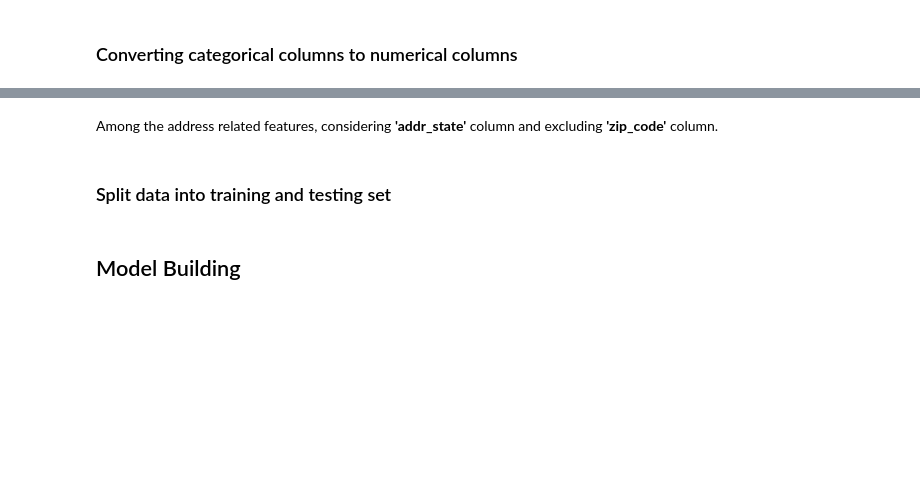
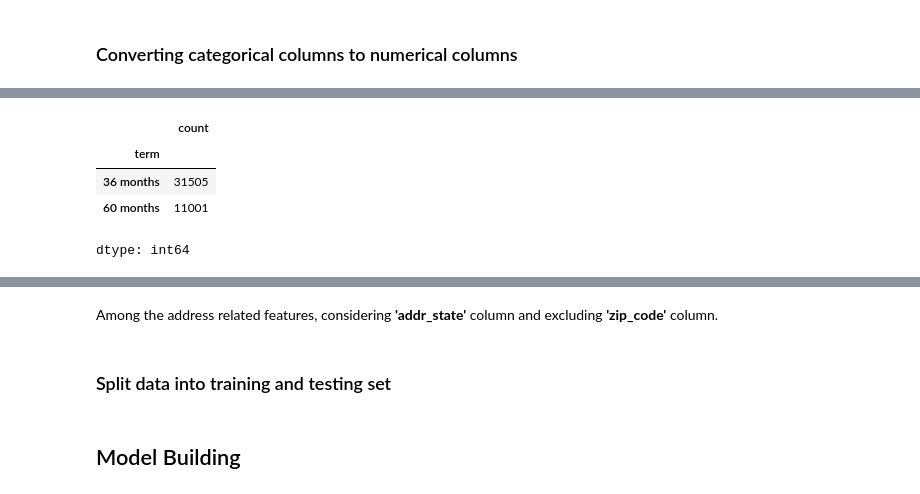
Before and after one commit to Shrutiba/iisc_cds, a Jupyter notebook: M2_AST_07_Catboost_XGBoost_LightGBM_A.ipynb, the cells around one changed output, grey strips where cells are left out. Saved outputs shown, nothing was run; the diff lists cells and outputs as text; code cells hidden in the pictures; blank space fills up the shorter version.

```diff
--- a/M2_AST_07_Catboost_XGBoost_LightGBM_A.ipynb
+++ b/M2_AST_07_Catboost_XGBoost_LightGBM_A.ipynb
@@ -755,6 +762,14 @@ df1.head(2)
 # %%
 # Unique values in 'term' column
 # YOUR CODE HERE
+term_count = dfloan_select['term'].value_counts()
+term_count
+# %% [output]
+|  | count |
+| term |  |
+| 36 months | 31505 |
+| 60 months | 11001 |
+dtype: int64
 # %%
 # Unique values in 'int_rate' column
 # YOUR CODE HERE
```
Also changed, not shown: parts of 5 cells of this notebook.
